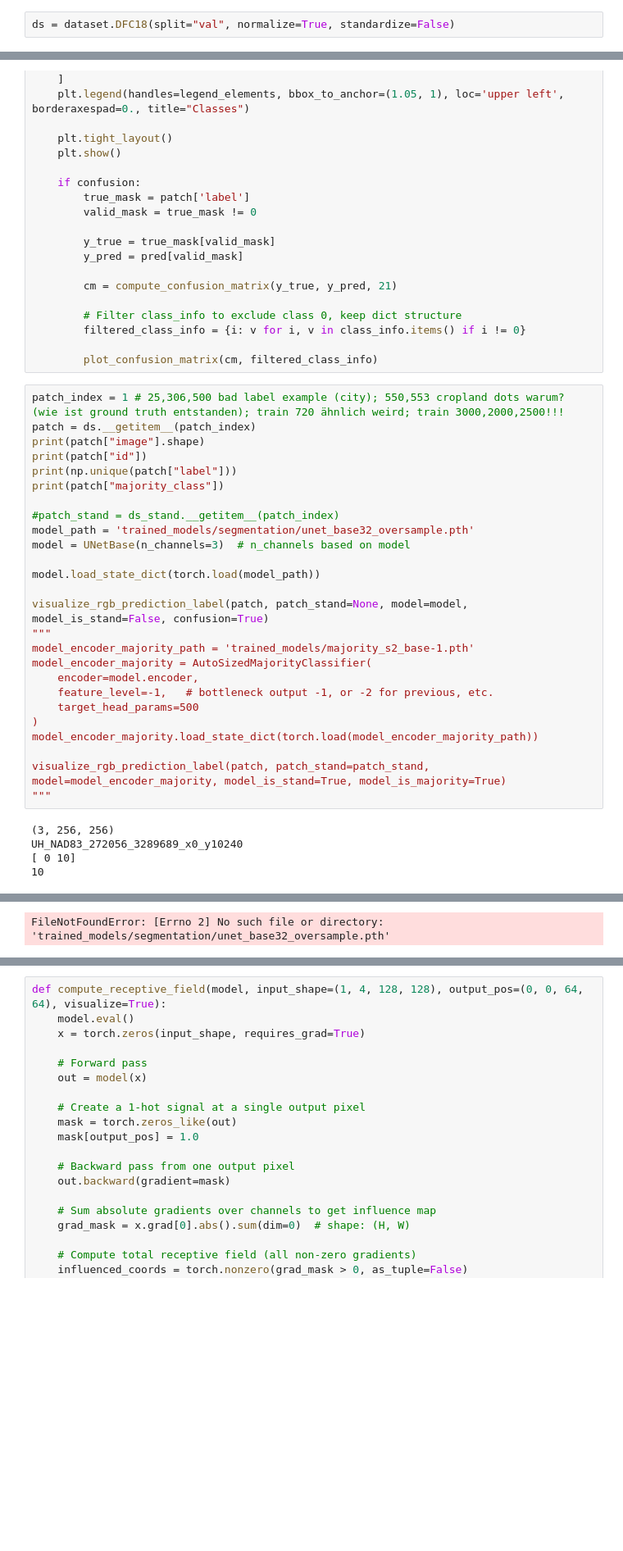
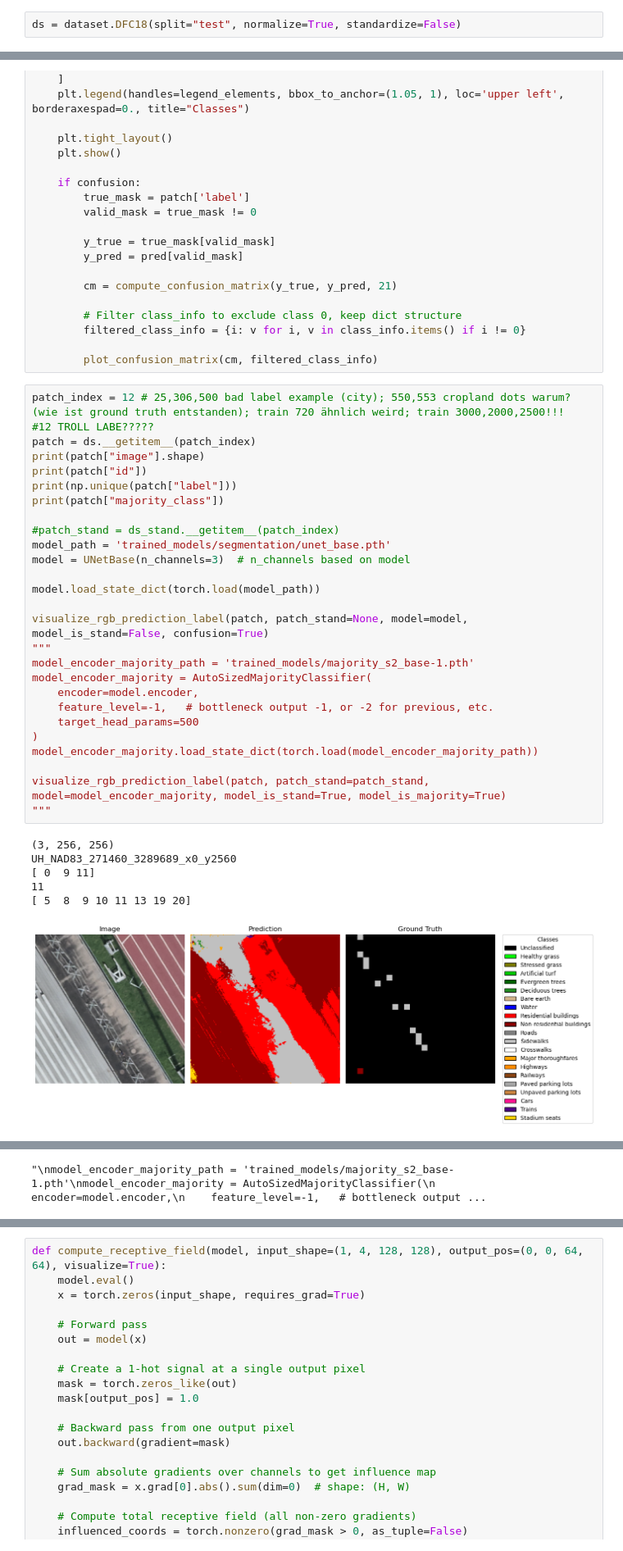
Before and after one commit to hpfref/The-Role-of-Spatial-Context-in-Deep-Learning-based-Semantic-Segmentation-of-Remote-Sensing-Imagery, a Jupyter notebook: dfc18/visualize.ipynb, the cells around one changed output, grey strips where cells are left out. Shown at 82% size. Drawn from its saved outputs; the diff is of its cells as text; blank space fills up the shorter version.

```diff
--- a/dfc18/visualize.ipynb
+++ b/dfc18/visualize.ipynb
@@ -17,3 +18,3 @@ from utilities.utils import plot_confusion_matrix, compute_confusion_matrix
 # %%
-ds = dataset.DFC18(split="val", normalize=True, standardize=False)
+ds = dataset.DFC18(split="test", normalize=True, standardize=False)
 # %% [output]
@@ -109,33 +112,36 @@ def visualize_rgb_prediction_label(patch, patch_stand=None, model=None, model_is
 
         plot_confusion_matrix(cm, filtered_class_info)
 # %%
-patch_index = 1 # 25,306,500 bad label example (city); 550,553 cropland dots warum? (wie ist ground truth entstanden); train 720 ähnlich weird; train 3000,2000,2500!!!
+patch_index = 12 # 25,306,500 bad label example (city); 550,553 cropland dots warum? (wie ist ground truth entstanden); train 720 ähnlich weird; train 3000,2000,2500!!!
+#12 TROLL LABE?????
 patch = ds.__getitem__(patch_index)
 print(patch["image"].shape)
 print(patch["id"])
 print(np.unique(patch["label"]))
 print(patch["majority_class"])
 
 #patch_stand = ds_stand.__getitem__(patch_index)
-model_path = 'trained_models/segmentation/unet_base32_oversample.pth'
+model_path = 'trained_models/segmentation/unet_base.pth'
 model = UNetBase(n_channels=3)  # n_channels based on model
 
 model.load_state_dict(torch.load(model_path))
 
 visualize_rgb_prediction_label(patch, patch_stand=None, model=model, model_is_stand=False, confusion=True)
 """
 model_encoder_majority_path = 'trained_models/majority_s2_base-1.pth'
 model_encoder_majority = AutoSizedMajorityClassifier(
     encoder=model.encoder,
     feature_level=-1,   # bottleneck output -1, or -2 for previous, etc.
     target_head_params=500
 )
 model_encoder_majority.load_state_dict(torch.load(model_encoder_majority_path))
 
 visualize_rgb_prediction_label(patch, patch_stand=patch_stand, model=model_encoder_majority, model_is_stand=True, model_is_majority=True)
 """
 # %% [output]
 (3, 256, 256)
-UH_NAD83_272056_3289689_x0_y10240
-[ 0 10]
-10
+UH_NAD83_271460_3289689_x0_y2560
+[ 0  9 11]
+11
+[ 5  8  9 10 11 13 19 20]
+[figure, added]
@@ -142 +149 @@ UH_NAD83_272056_3289689_x0_y10240
-FileNotFoundError: [Errno 2] No such file or directory: 'trained_models/segmentation/unet_base32_oversample.pth'
+"\nmodel_encoder_majority_path = 'trained_models/majority_s2_base-1.pth'\nmodel_encoder_majority = AutoSizedMajorityClassifier(\n    encoder=model.encoder,\n    feature_level=-1,   # bottleneck output ...
```
Also changed, not shown: parts of 7 cells of this notebook, 57 other files.
